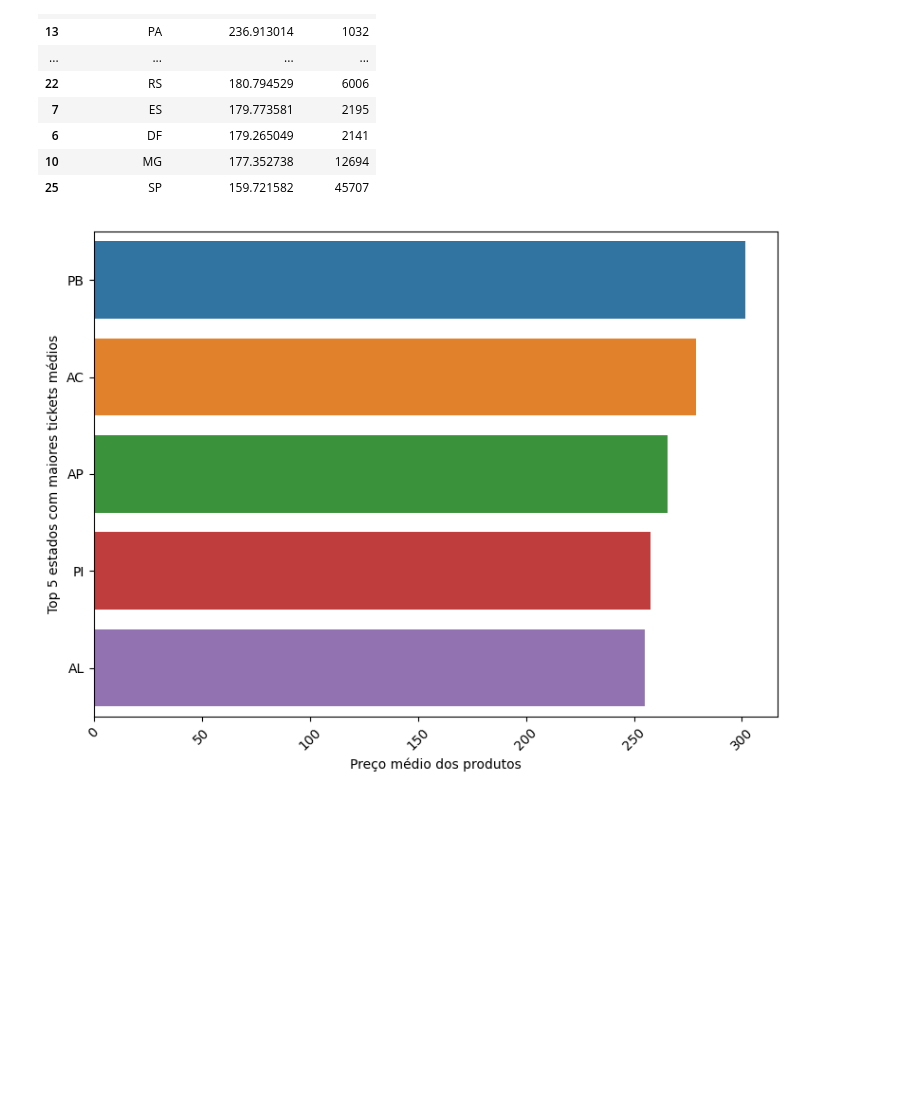
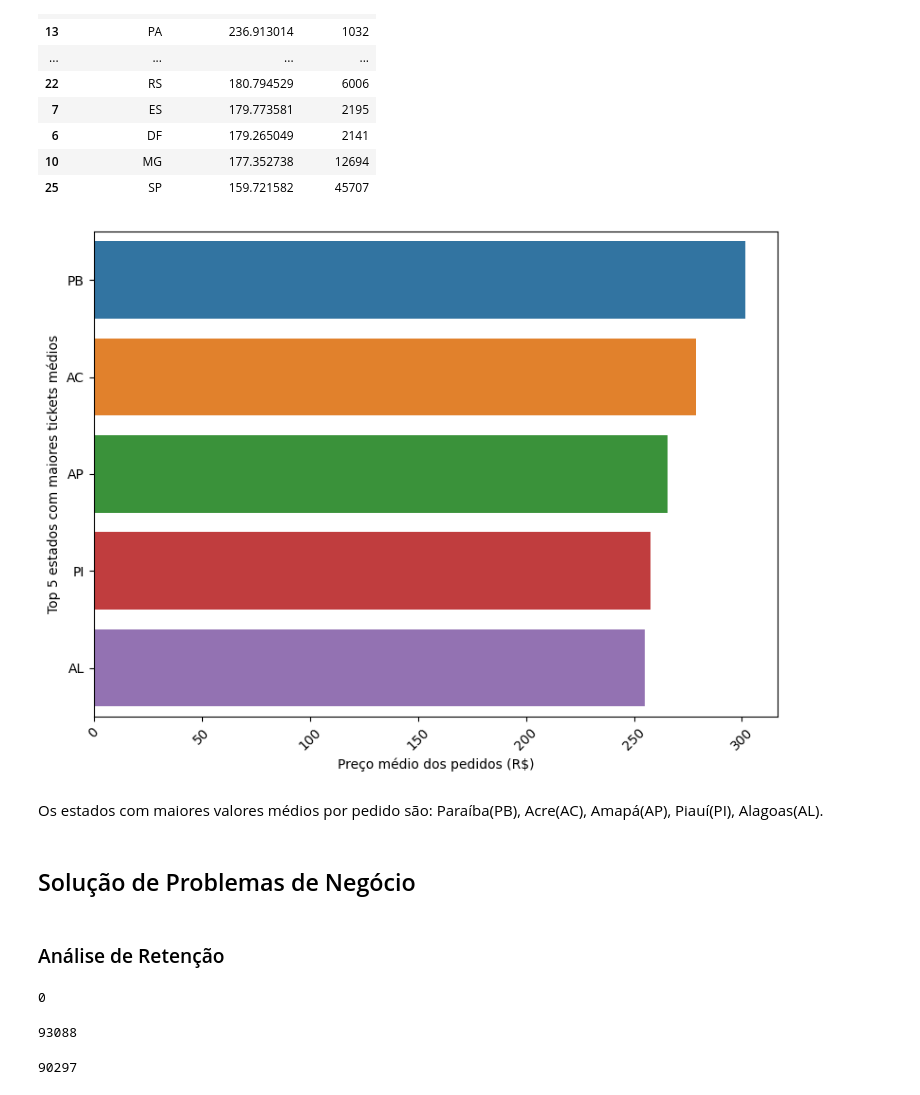
Before and after one commit to marcello10/triggo-ai-olist, a Jupyter notebook: analyses-olist.ipynb, the cells around one changed output. Saved outputs shown, nothing was run; the diff lists cells and outputs as text; code cells hidden in the pictures; blank space fills up the shorter version.

Commit message:
Recurrent customers

```diff
--- a/analyses-olist.ipynb
+++ b/analyses-olist.ipynb
@@ -1128,9 +1097,9 @@ order_by_value = olist_order_payments_dataset[['order_id','payment_value']].grou
 order_by_value_state= order_by_value.merge(df_order_customer_seller_id[['order_id','customer_state','seller_state']],
                     on='order_id')
 # %%
-order_value_customer_state = order_by_value_state[['customer_state',
-                    'payment_value'
-                    ]].groupby('customer_state').mean().reset_index()
+order_value_customer_state = order_by_value_state[
+    ['customer_state',
+    'payment_value']].groupby('customer_state').mean().reset_index()
 order_value_customer_state = order_value_customer_state.merge(
         df_order_customer_seller_id['customer_state'].value_counts().reset_index(),
         on='customer_state').rename(columns={'count':'qty_orders',
@@ -1158,13 +1127,23 @@ order_value_customer_state
 # %%
 plt.figure(figsize=(8,6))
 sns.barplot(order_value_customer_state.iloc[:5],
             y='customer_state',
             x='price_mean_product',
             hue='customer_state',
             palette='tab10')
-plt.xlabel('Preço médio dos produtos')
+plt.xlabel('Preço médio dos pedidos (R$)')
 plt.ylabel('Top 5 estados com maiores tickets médios')
 plt.xticks(rotation=45)  # Rotacionando os labels do eixo x
 plt.tight_layout()  # Ajustando o layout para evitar sobreposição
 # %% [output]
-[figure, old version]
+[figure, new version]
+# %% [markdown]
+Os estados com maiores valores médios por pedido são: Paraíba(PB), Acre(AC), Amapá(AP), Piauí(PI), Alagoas(AL).
+# %% [markdown]
+## Solução de Problemas de Negócio
+# %% [markdown]
+### Análise de Retenção
+# %%
+olist_orders_dataset['customer_id'].duplicated().sum()
+# %% [output]
+0
@@ -1170,0 +1153,11 @@ plt.tight_layout()  # Ajustando o layout para evitar sobreposição
+# %%
+customer_quantity = len(df_customer_order_id['customer_unique_id'].unique())
+customer_quantity
+# %% [output]
+93088
+# %%
+quantity_recurrent_customer = (df_customer_order_id['customer_unique_id'].value_counts()>1).sum()
+quantity_no_recurrent_customer = customer_quantity - quantity_recurrent_customer
+quantity_no_recurrent_customer
+# %% [output]
+90297
```
Also changed, not shown: parts of 10 cells of this notebook.
